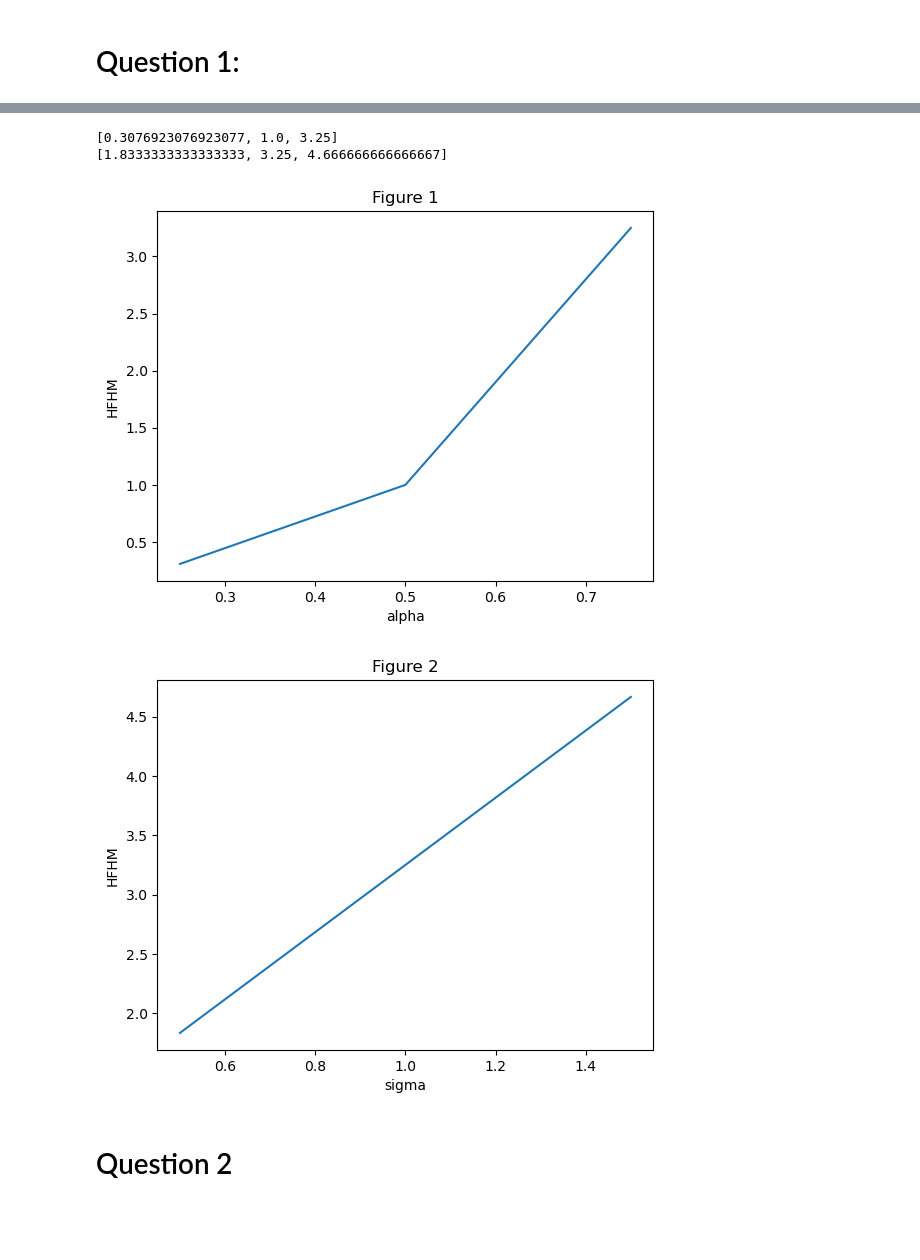
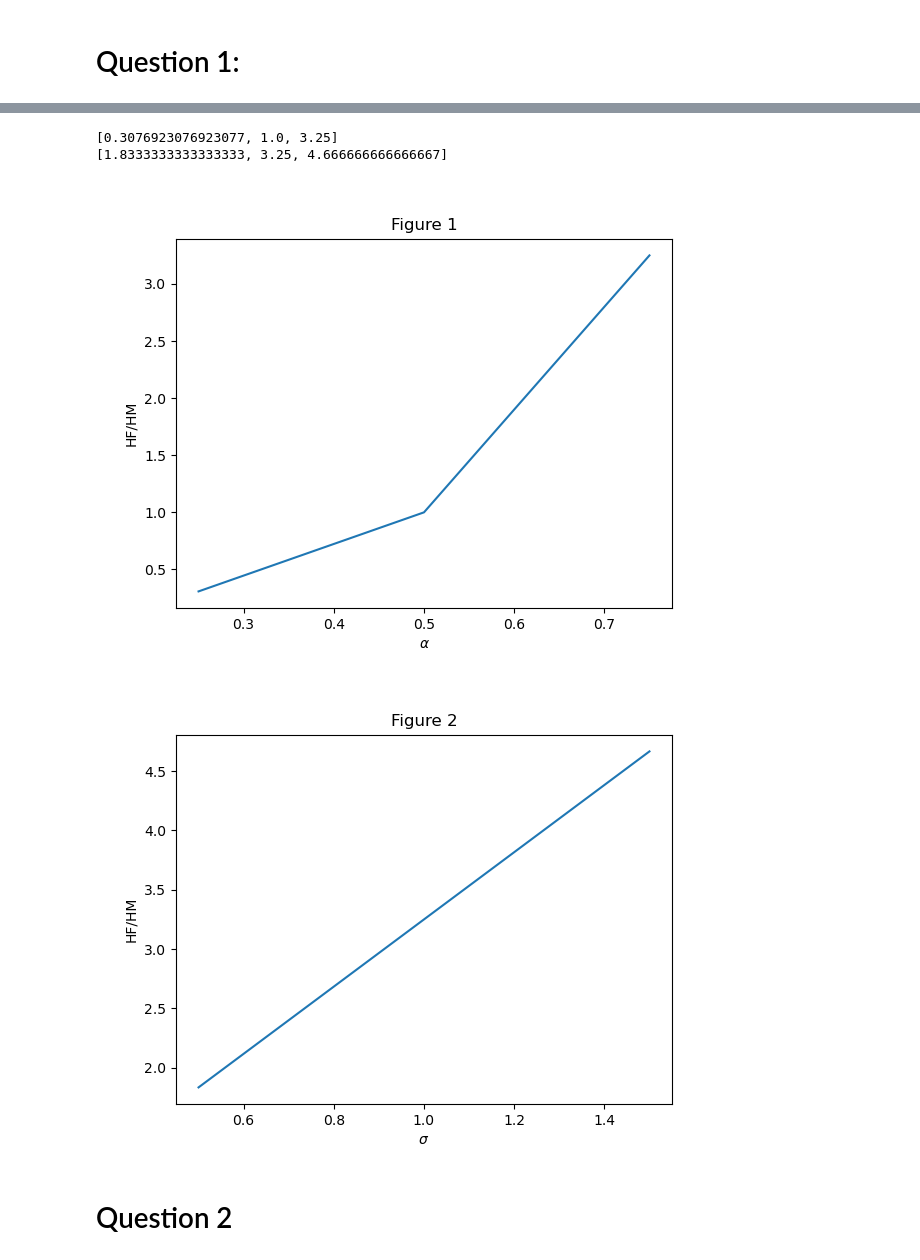
Before and after one commit to tkm454/illum_rep, a Jupyter notebook: inauguralproject.ipynb, the cells around one changed output, grey strips where cells are left out. Drawn from its saved outputs; the diff is of its cells as text; code cells hidden in the pictures; blank space fills up the shorter version.

```diff
--- a/inauguralproject.ipynb
+++ b/inauguralproject.ipynb
@@ -80,46 +85,47 @@ sigmas = np.array([0.5,1.0,1.5])
 # Varying alphas in discrete choice model
 HFHM = []
 
-model.solve_discrete() # to reset alpha and sigma
+model.solve_discrete() # calling solver to reset alpha and sigma
 
 for alpha in alphas:
     model.par.alpha = alpha
     opt = model.solve_discrete()
     HFHM.append(opt.HF/opt.HM)
 print(HFHM)
 
+
 # Plotting
 fig = plt.figure()
 ax = fig.add_subplot(1,1,1)
 ax.plot(alphas, HFHM)
 ax.set_title('Figure 1')
-ax.set_xlabel('alpha')
-ax.set_ylabel('HFHM');
+ax.set_xlabel('$\\alpha$')
+ax.set_ylabel('HF/HM');
 
 
 # Varying sigmas in discret choice model
 HFHM = []
 
-model.solve_discrete() # to reset alpha and sigma
+model.solve_discrete() # calling solver to reset alpha and sigma
 
 for sigma in sigmas:
     model.par.sigma = sigma
     opt = model.solve_discrete()
     HFHM.append(opt.HF/opt.HM)
 print(HFHM)
 
 # Plotting
 fig = plt.figure()
 ax = fig.add_subplot(1,1,1)
 ax.plot(sigmas, HFHM)
 ax.set_title('Figure 2')
-ax.set_xlabel('sigma')
-ax.set_ylabel('HFHM');
+ax.set_xlabel('$\\sigma$')
+ax.set_ylabel('HF/HM');
 # %% [output]
 [0.3076923076923077, 1.0, 3.25]
 [1.8333333333333333, 3.25, 4.666666666666667]
-[figure, old version]
+[figure, new version]
-[figure, old version]
+[figure, new version]
 # %% [markdown]
 # Question 2
 # %% [markdown]
```
Also changed, not shown: parts of 14 cells of this notebook, 3 other files.
